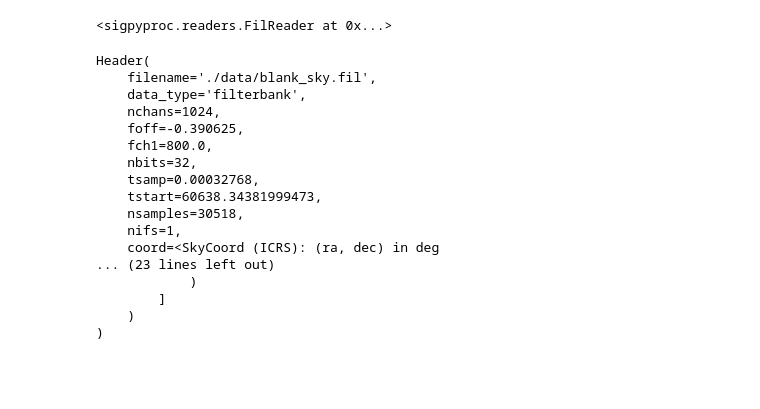
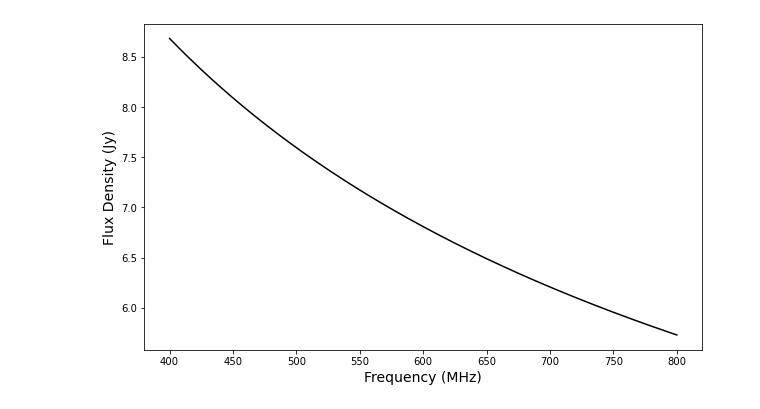
Before and after one commit to astronamanj/641_Observational_Techniques, a Jupyter notebook: chime_pulsar_search/calibration.ipynb, the cells around one changed output. Drawn from its saved outputs; the diff is of its cells as text; code cells hidden in the pictures; blank space fills up the shorter version.

```diff
--- a/chime_pulsar_search/calibration.ipynb
+++ b/chime_pulsar_search/calibration.ipynb
@@ -1,27 +0,0 @@
-# %%
-import functions as fn
-
-myFil = fn.FilReader("./data/blank_sky.fil")
-myFil
-# %% [output]
-<sigpyproc.readers.FilReader at 0x...>
-# %%
-fn.Pretty(myFil.header)
-# %% [output]
-Header(
-    filename='./data/blank_sky.fil',
-    data_type='filterbank',
-    nchans=1024,
-    foff=-0.390625,
-    fch1=800.0,
-    nbits=32,
-    tsamp=0.00032768,
-    tstart=60638.34381999473,
-    nsamples=30518,
-    nifs=1,
-    coord=<SkyCoord (ICRS): (ra, dec) in deg
-... (23 lines left out)
-            )
-        ]
-    )
-)
@@ -27,0 +3,11 @@ Header(
+# %%
+freqs = np.linspace(400, 800, 1024)
+fluxes = flux_density(freqs)
+
+fig = plt.figure(figsize=(10, 6))
+plt.plot(freqs, fluxes, color='black')
+plt.xlabel('Frequency (MHz)', fontsize=14)
+plt.ylabel('Flux Density (Jy)', fontsize=14)
+plt.show()
+# %% [output]
+[figure, added]
```
Also changed, not shown: parts of 9 cells of this notebook, 2 other files.
